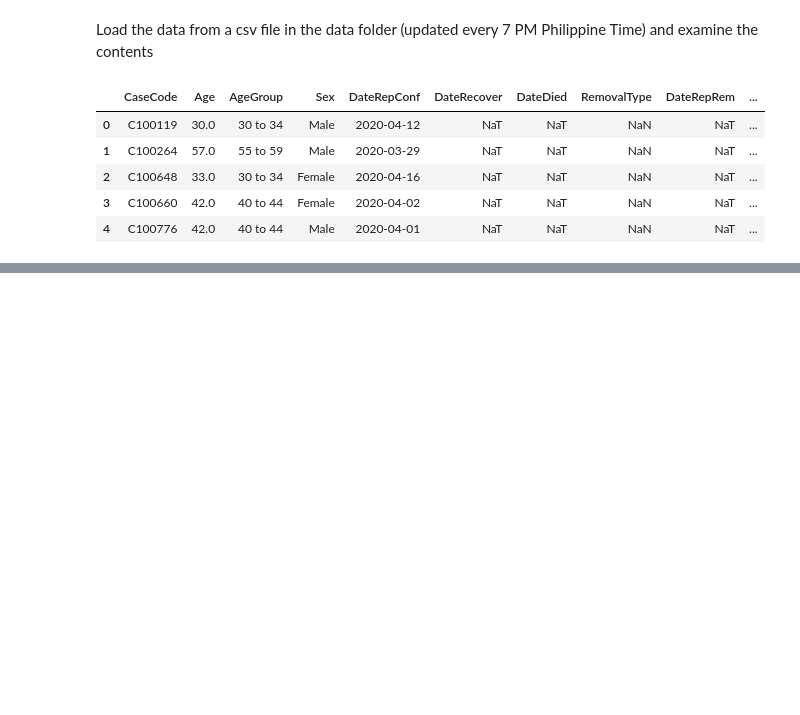
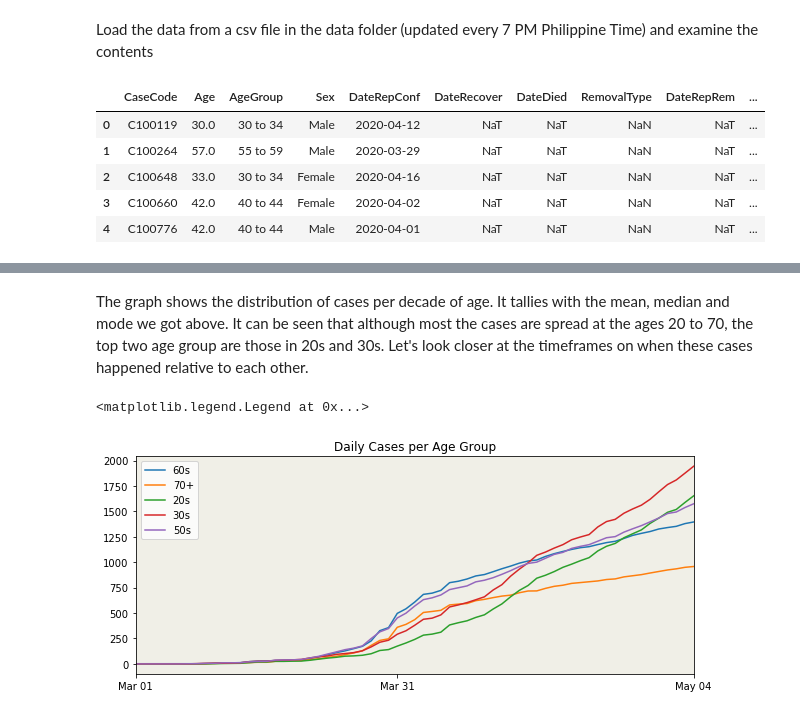
Before and after one commit to jpcajanding/Covid-19-Visualizations, a Jupyter notebook: philippines_charts.ipynb, the cells around one changed output, grey strips where cells are left out. Cells and saved outputs as stored; diff of their text form; code cells hidden in the pictures; blank space fills up the shorter version.

```diff
--- a/philippines_charts.ipynb
+++ b/philippines_charts.ipynb
@@ -42,0 +294,28 @@ max_bars = cases_time_series.nlargest(n, ['Confirmed'])
+# %% [markdown]
+The graph shows the distribution of cases per decade of age. It tallies with the mean, median and mode we got above. It can be seen that although most the cases are spread at the ages 20 to 70, the top two age group are those in 20s and 30s. Let's look closer at the timeframes on when these cases happened relative to each other.
+# %%
+daily_age = df[['DateRepConf', 'AgeGroup']]
+daily_age = pd.DataFrame(daily_age.groupby(['DateRepConf', 'AgeGroup']).size().reset_index(name='count'))
+daily_age = daily_age.pivot(index='DateRepConf', columns='AgeGroup', values='count').rename_axis(None).fillna(0)
+daily_age_chart = pd.DataFrame(daily_age[['60 to 64', '65 to 69']].sum(axis=1), columns=['60s'])
+daily_age_chart['70+'] = daily_age[['70 to 74', '75 to 79', '80+']].sum(axis=1)
+daily_age_chart['20s'] = daily_age[['20 to 24', '25 to 29']].sum(axis=1)
+daily_age_chart['30s'] = daily_age[['30 to 34', '35 to 39']].sum(axis=1)
+daily_age_chart['50s'] = daily_age[['50 to 54', '55 to 59']].sum(axis=1)
+
+
+fig5 = plt.figure(figsize=(10, 4))
+ax = plt.axes()
+plt.title('Daily Cases per Age Group')
+ax.set_facecolor('#F0EFE7')
+
+ax.plot(daily_age_chart.index.date, daily_age_chart.cumsum())
+ax.set_xlim(pd.Timestamp('2020-03-01'), daily_age_chart.index[-1])
+ax.set_xticks([pd.Timestamp('2020-03-01'), pd.Timestamp('2020-03-31'), daily_age_chart.index[-1]])
+ax.xaxis_date()
+ax.xaxis.set_major_formatter(mpl_dates.DateFormatter('%b %d'))
+
+plt.legend(daily_age_chart.columns, loc='upper left')
+# %% [output]
+<matplotlib.legend.Legend at 0x...>
+[figure, added]
```
Also changed, not shown: parts of 25 cells of this notebook.
